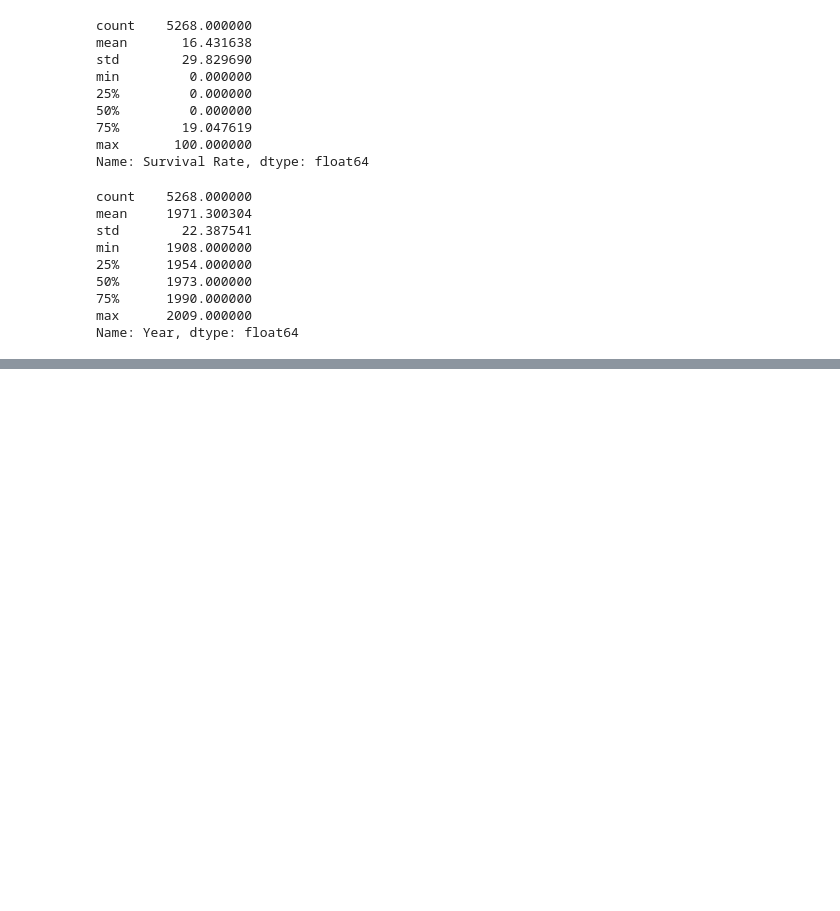
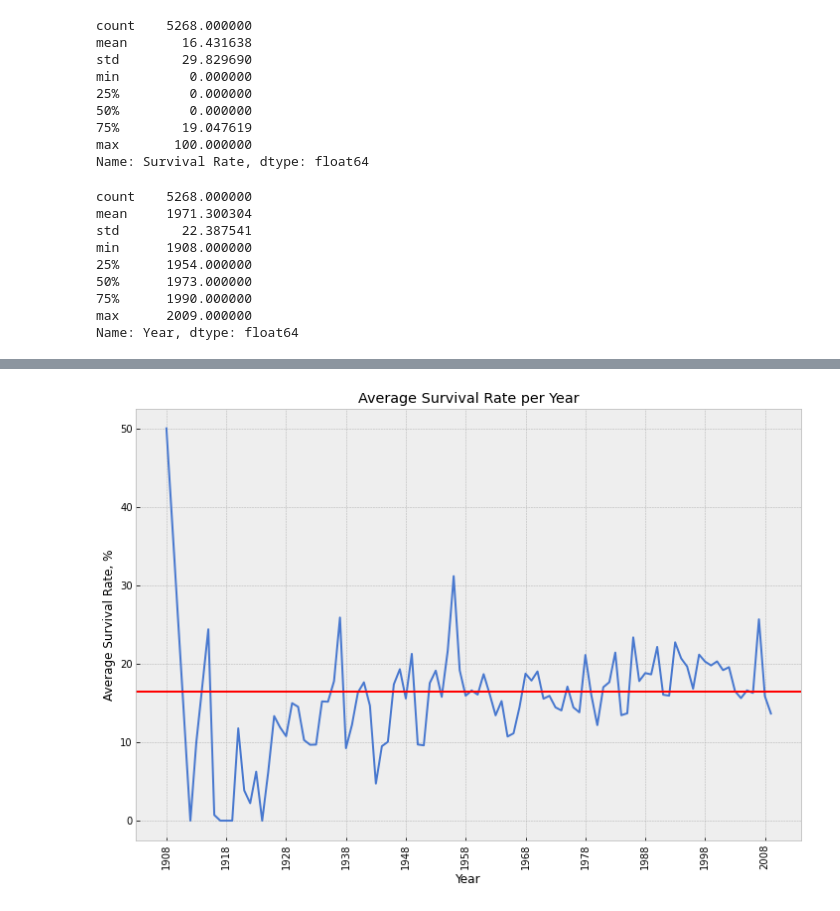
Before and after one commit to sandeepreddyb253/CMPE255-AirplaneCrash, a Jupyter notebook: AirportCrashProject.ipynb, the cells around one changed output, grey strips where cells are left out. Cells and saved outputs as stored; diff of their text form; code cells hidden in the pictures; blank space fills up the shorter version.

```diff
--- a/AirportCrashProject.ipynb
+++ b/AirportCrashProject.ipynb
@@ -451,0 +473,3 @@ Name: Year, dtype: float64
+# %%
+train["Survival Rate"] = 100 * (train["Aboard"] - train["Fatalities"]) / train["Aboard"]
+train.head()
@@ -451,0 +485,14 @@ Name: Year, dtype: float64
+# %%
+#Finding mean for survival rate
+data_mean = train["Survival Rate"].mean()
+# %%
+yearly_survival = train[["Date","Survival Rate"]].groupby(train["Time1"].dt.year).agg(["mean"])
+yearly_survival.plot(legend=None)
+plt.ylabel("Average Survival Rate, %")
+plt.xlabel("Year")
+plt.title("Average Survival Rate per Year")
+plt.xticks([x for x in range(1908,2009,10)], rotation='vertical')
+plt.axhline(y=data_mean, color='r', linestyle='-')
+plt.show()
+# %% [output]
+[figure, added]
```
Also changed, not shown: parts of 7 cells of this notebook.
